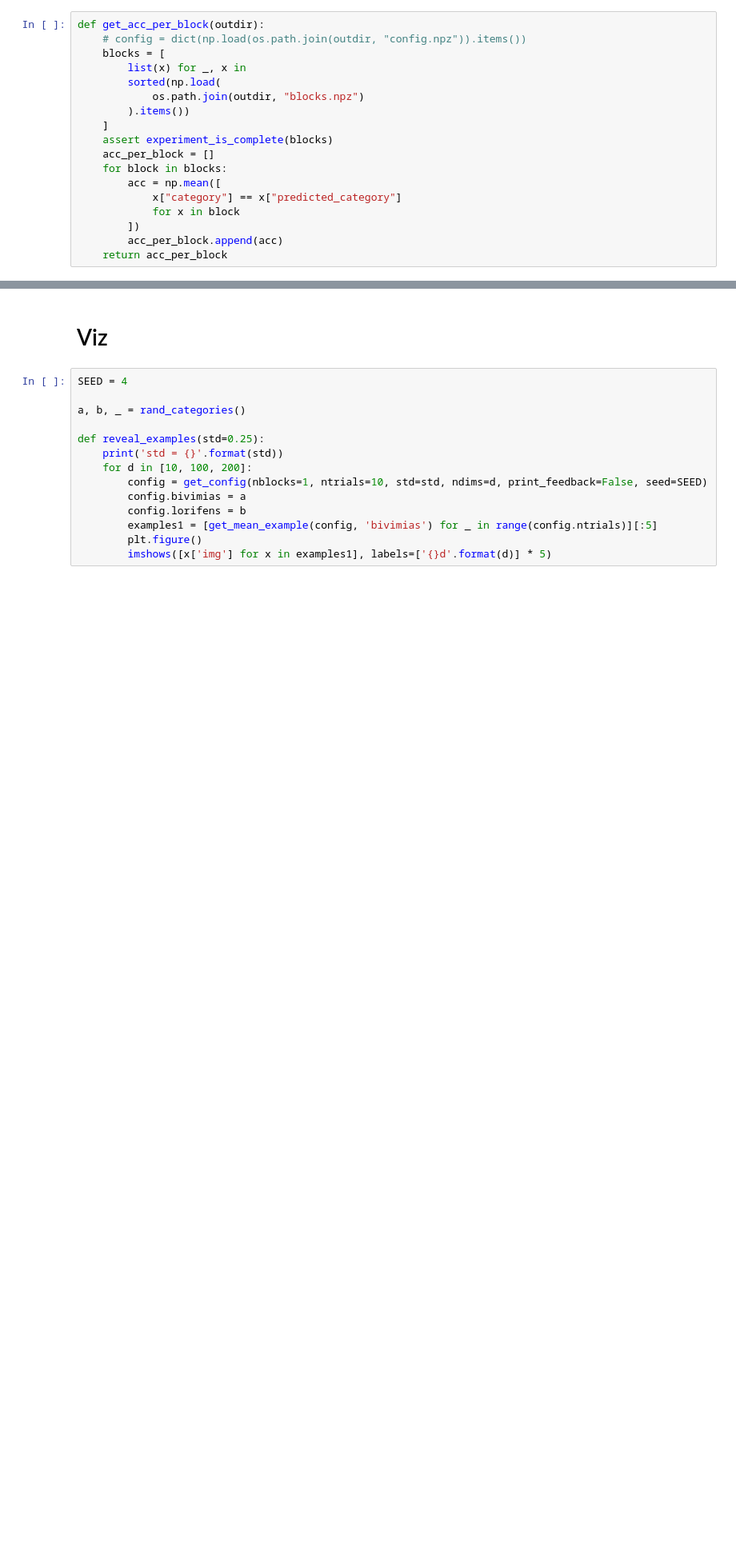
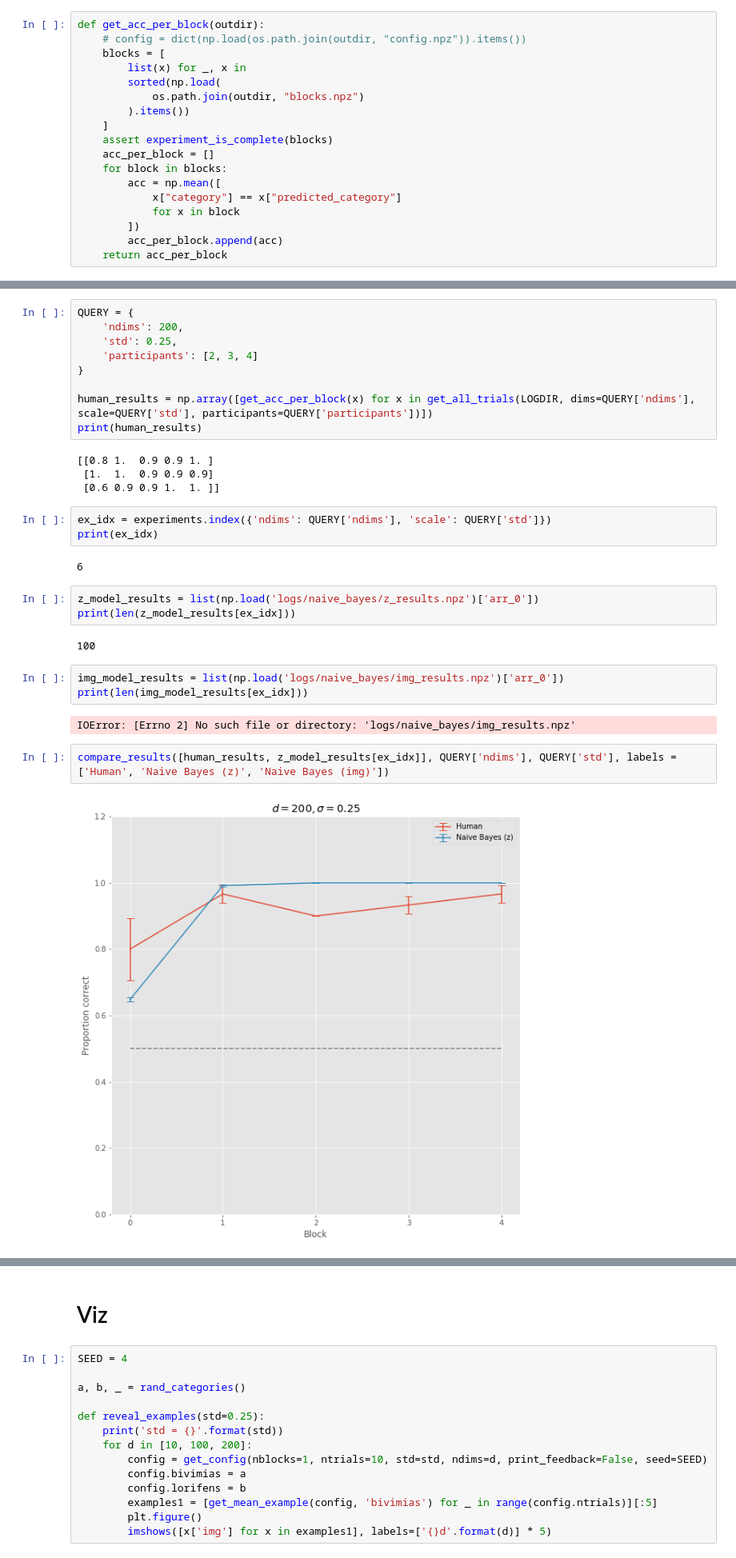
Before and after one commit to alexyku/curse-of-dimensionality, a Jupyter notebook: notebooks/pilot.ipynb, the cells around one changed output, grey strips where cells are left out. Shown: that part at 80% size. Cells and saved outputs as stored; diff of their text form; blank space fills up the shorter version.

```diff
--- a/notebooks/pilot.ipynb
+++ b/notebooks/pilot.ipynb
@@ -192,3 +268,35 @@ plot_learning([acc_per_block_200, acc_per_block_100, acc_per_block_10], [200, 10
+# %%
+QUERY = {
+    'ndims': 200,
+    'std': 0.25,
+    'participants': [2, 3, 4]
+}
+
+human_results = np.array([get_acc_per_block(x) for x in get_all_trials(LOGDIR, dims=QUERY['ndims'], scale=QUERY['std'], participants=QUERY['participants'])])
+print(human_results)
+# %% [output]
+[[0.8 1.  0.9 0.9 1. ]
+ [1.  1.  0.9 0.9 0.9]
+ [0.6 0.9 0.9 1.  1. ]]
+# %%
+ex_idx = experiments.index({'ndims': QUERY['ndims'], 'scale': QUERY['std']})
+print(ex_idx)
+# %% [output]
+6
+# %%
+z_model_results = list(np.load('logs/naive_bayes/z_results.npz')['arr_0'])
+print(len(z_model_results[ex_idx]))
+# %% [output]
+100
+# %%
+img_model_results = list(np.load('logs/naive_bayes/img_results.npz')['arr_0'])
+print(len(img_model_results[ex_idx]))
+# %% [output]
+IOError: [Errno 2] No such file or directory: 'logs/naive_bayes/img_results.npz'
+# %%
+compare_results([human_results, z_model_results[ex_idx]], QUERY['ndims'], QUERY['std'], labels = ['Human', 'Naive Bayes (z)', 'Naive Bayes (img)'])
+# %% [output]
+[figure, added]
 # %%
 import seaborn as sns
 import pandas as pd
```
Also changed, not shown: parts of 13 cells of this notebook.
